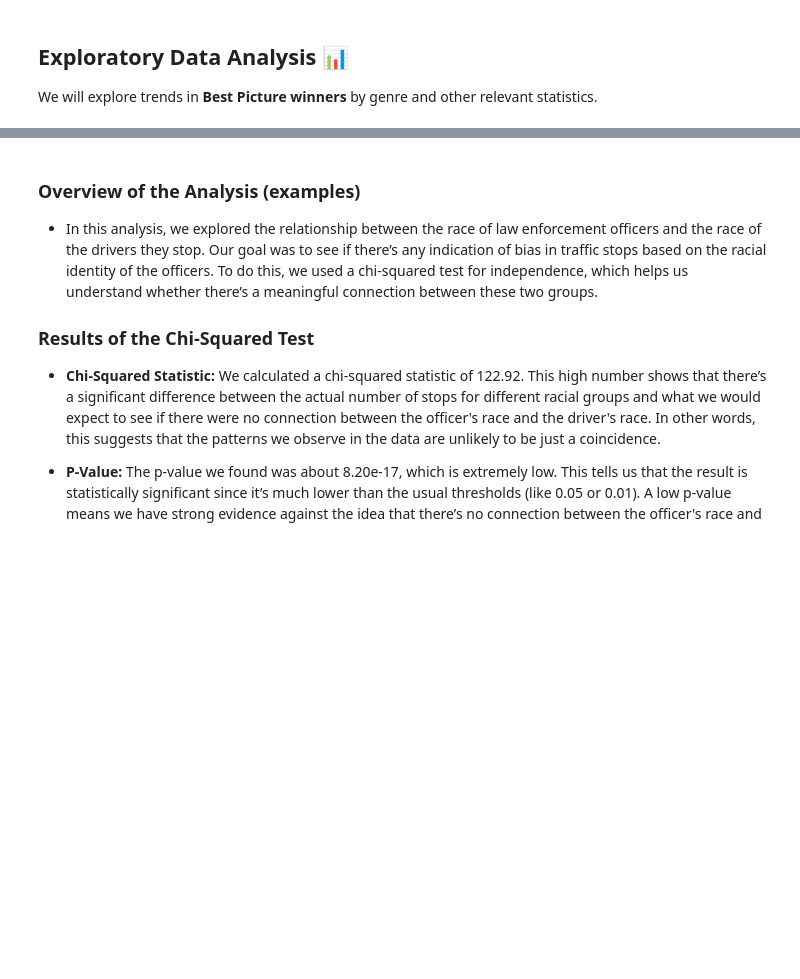
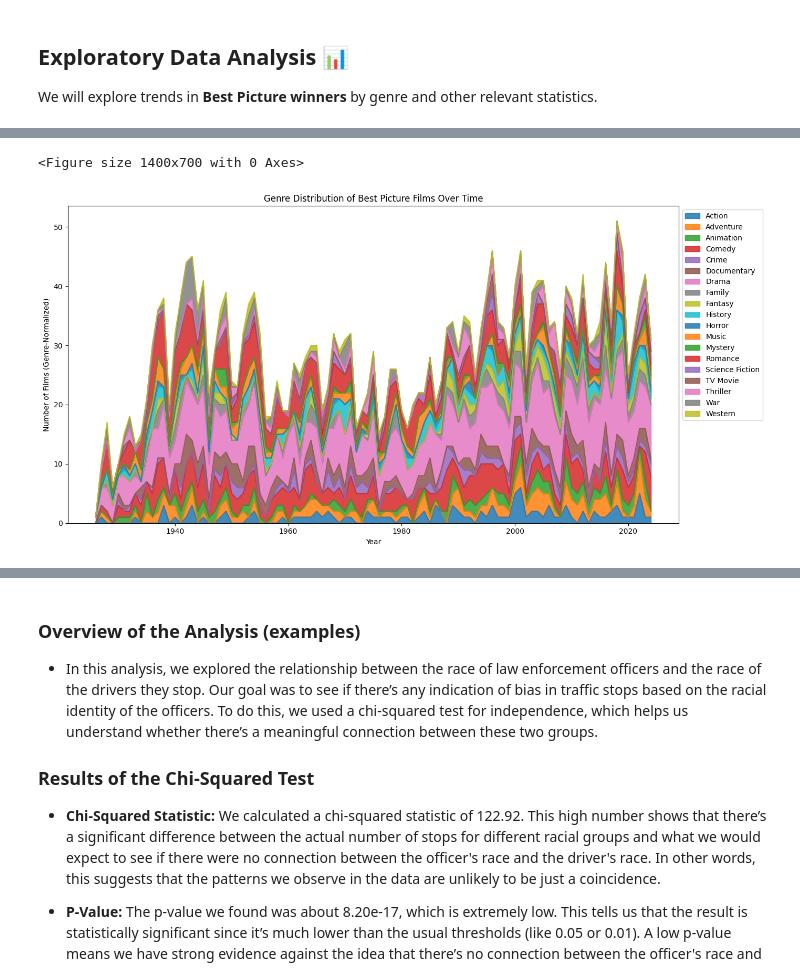
Before and after one commit to judd-jacobs/code-you-capstone, a Jupyter notebook: academy_awards_analysis_new.ipynb, the cells around one changed output, grey strips where cells are left out. Drawn from its saved outputs; the diff is of its cells as text; code cells hidden in the pictures; blank space fills up the shorter version.

```diff
--- a/academy_awards_analysis_new.ipynb
+++ b/academy_awards_analysis_new.ipynb
@@ -539,0 +548,17 @@ We will analyze **box office revenue** and number of nominations.
+# %%
+# Genre Distribution of Best Picture Films Over Time
+genre_pivot = movie_genres.assign(count=1).pivot_table(
+    index="Year", columns="Genre", values="count", aggfunc="sum", fill_value=0
+).sort_index()
+
+plt.figure(figsize=(14, 7))
+genre_pivot.plot(kind="area", stacked=True, alpha=0.85, figsize=(14, 7))
+plt.title("Genre Distribution of Best Picture Films Over Time")
+plt.xlabel("Year")
+plt.ylabel("Number of Films (Genre-Normalized)")
+plt.legend(loc="upper left", bbox_to_anchor=(1.0, 1.0))
+plt.tight_layout()
+plt.show()
+# %% [output]
+<Figure size 1400x700 with 0 Axes>
+[figure, added]
```
Also changed, not shown: parts of 15 cells of this notebook, 2 other files.
